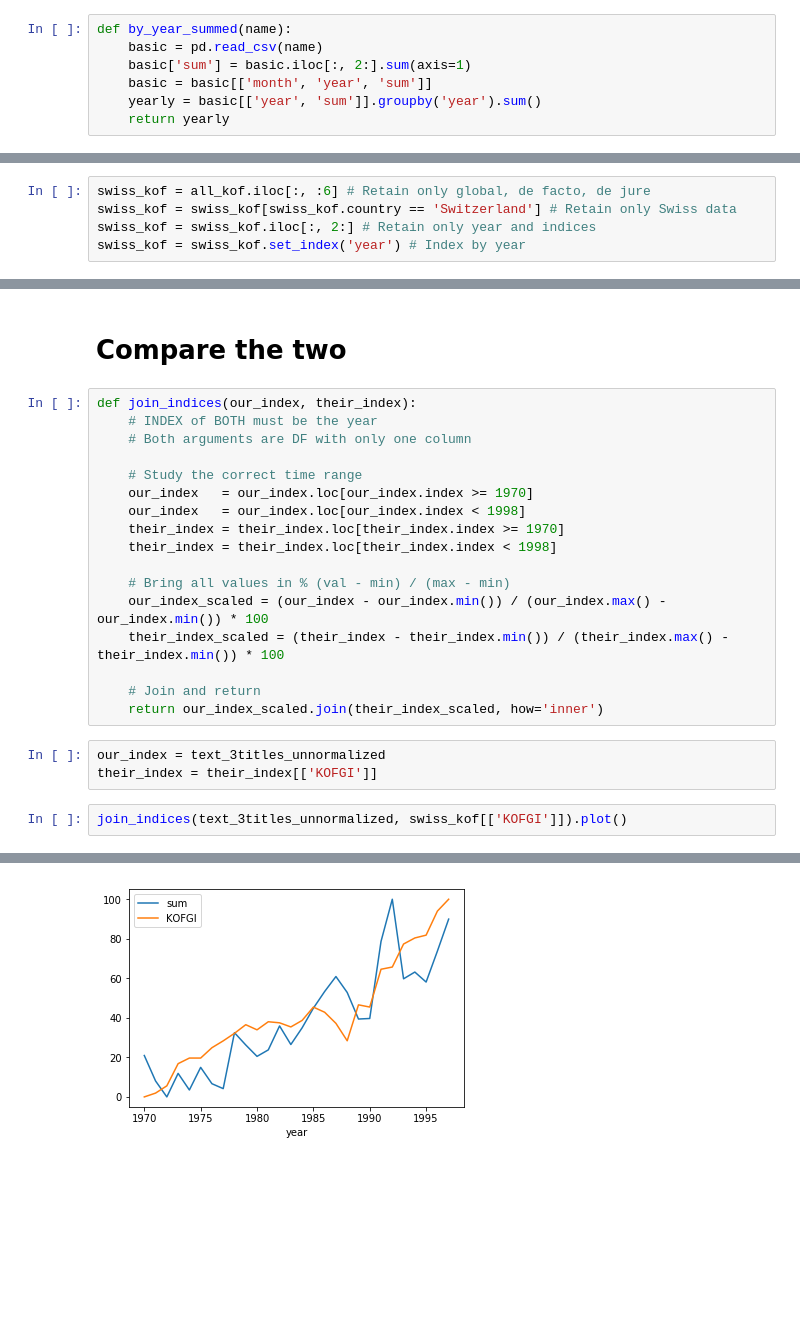
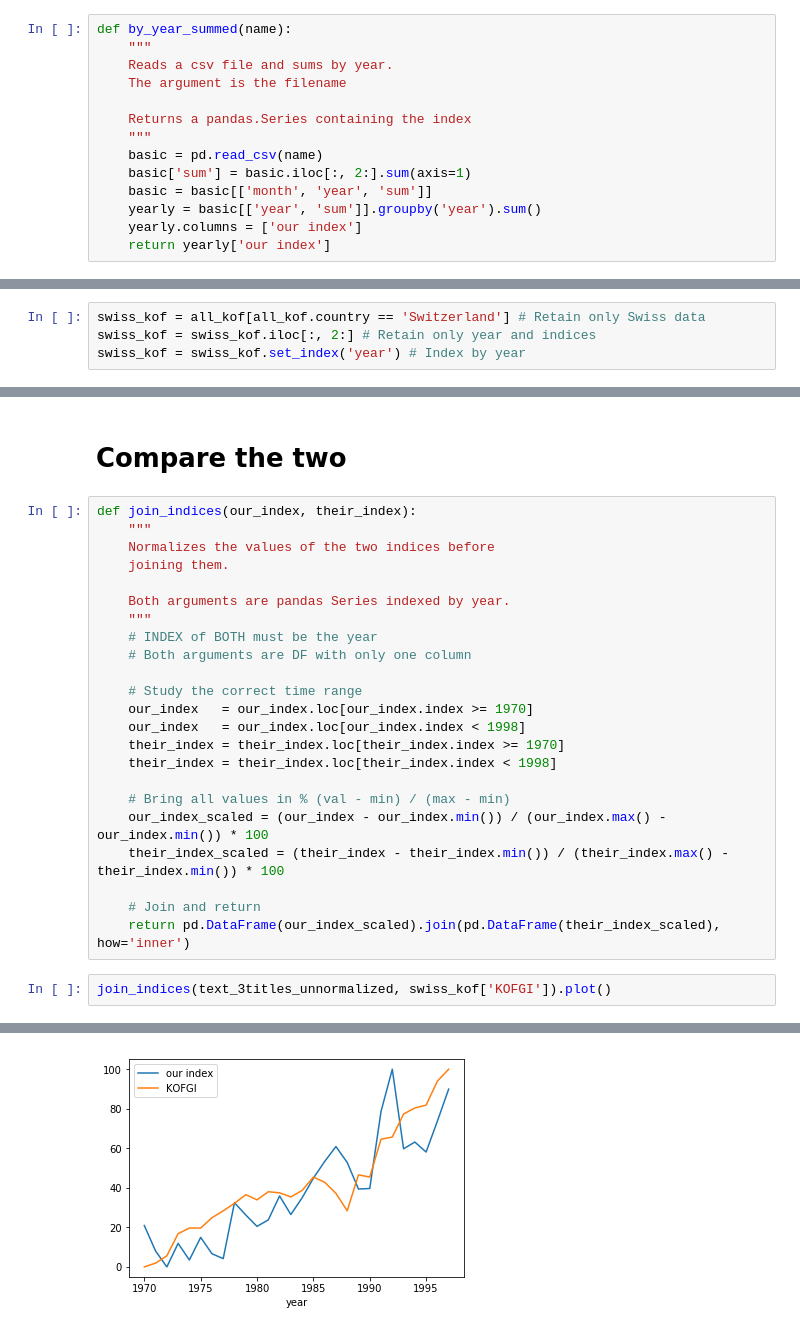
Before and after one commit to Amaumaury/shs-project, a Jupyter notebook: index_from_counts/IndexFromCSV.ipynb, the cells around one changed output, grey strips where cells are left out. Cells and saved outputs as stored; diff of their text form; blank space fills up the shorter version.

```diff
--- a/index_from_counts/IndexFromCSV.ipynb
+++ b/index_from_counts/IndexFromCSV.ipynb
@@ -6,9 +6,16 @@ import matplotlib.pyplot as plt
 # Our Data
 # %%
 def by_year_summed(name):
+    """
+    Reads a csv file and sums by year.
+    The argument is the filename
+
+    Returns a pandas.Series containing the index
+    """
     basic = pd.read_csv(name)
     basic['sum'] = basic.iloc[:, 2:].sum(axis=1)
     basic = basic[['month', 'year', 'sum']]
     yearly = basic[['year', 'sum']].groupby('year').sum()
-    return yearly
+    yearly.columns = ['our index']
+    return yearly['our index']
 # %%
@@ -50,8 +57,7 @@ text_3titles_normalized.plot(title='text + 3 * titles')
 # %%
 all_kof = pd.read_excel('KOF_data.xlsx')
 # %%
-swiss_kof = all_kof.iloc[:, :6] # Retain only global, de facto, de jure
-swiss_kof = swiss_kof[swiss_kof.country == 'Switzerland'] # Retain only Swiss data
+swiss_kof = all_kof[all_kof.country == 'Switzerland'] # Retain only Swiss data
 swiss_kof = swiss_kof.iloc[:, 2:] # Retain only year and indices
 swiss_kof = swiss_kof.set_index('year') # Index by year
 # %%
@@ -68,6 +84,12 @@ swiss_kof.head()
 # Compare the two
 # %%
 def join_indices(our_index, their_index):
+    """
+    Normalizes the values of the two indices before
+    joining them.
+
+    Both arguments are pandas Series indexed by year.
+    """
     # INDEX of BOTH must be the year
     # Both arguments are DF with only one column
 
@@ -82,12 +104,9 @@ def join_indices(our_index, their_index):
     their_index_scaled = (their_index - their_index.min()) / (their_index.max() - their_index.min()) * 100
 
     # Join and return
-    return our_index_scaled.join(their_index_scaled, how='inner')
+    return pd.DataFrame(our_index_scaled).join(pd.DataFrame(their_index_scaled), how='inner')
-# %%
-our_index = text_3titles_unnormalized
-their_index = their_index[['KOFGI']]
 # %%
-join_indices(text_3titles_unnormalized, swiss_kof[['KOFGI']]).plot()
+join_indices(text_3titles_unnormalized, swiss_kof['KOFGI']).plot()
 # %% [output]
 <matplotlib.axes._subplots.AxesSubplot at 0x...>
-[figure, old version]
+[figure, new version]
```
Also changed, not shown: parts of 7 cells of this notebook.
